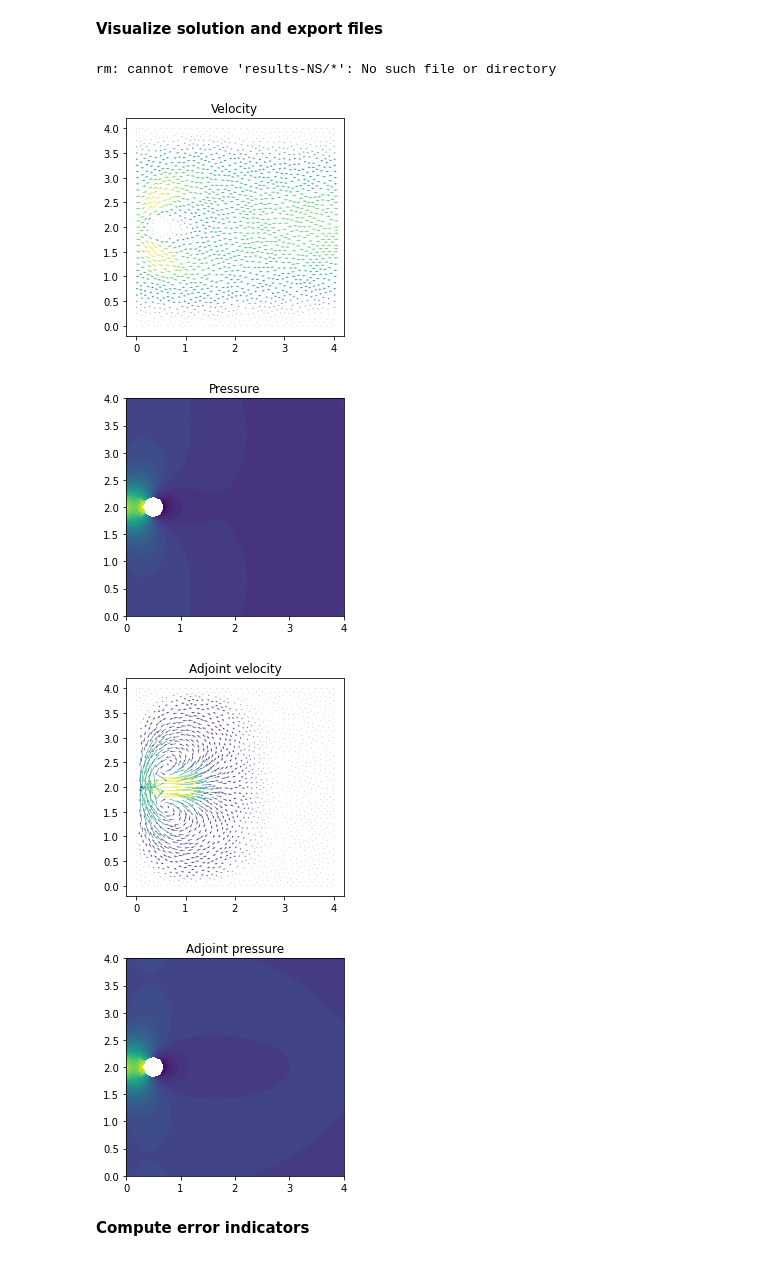
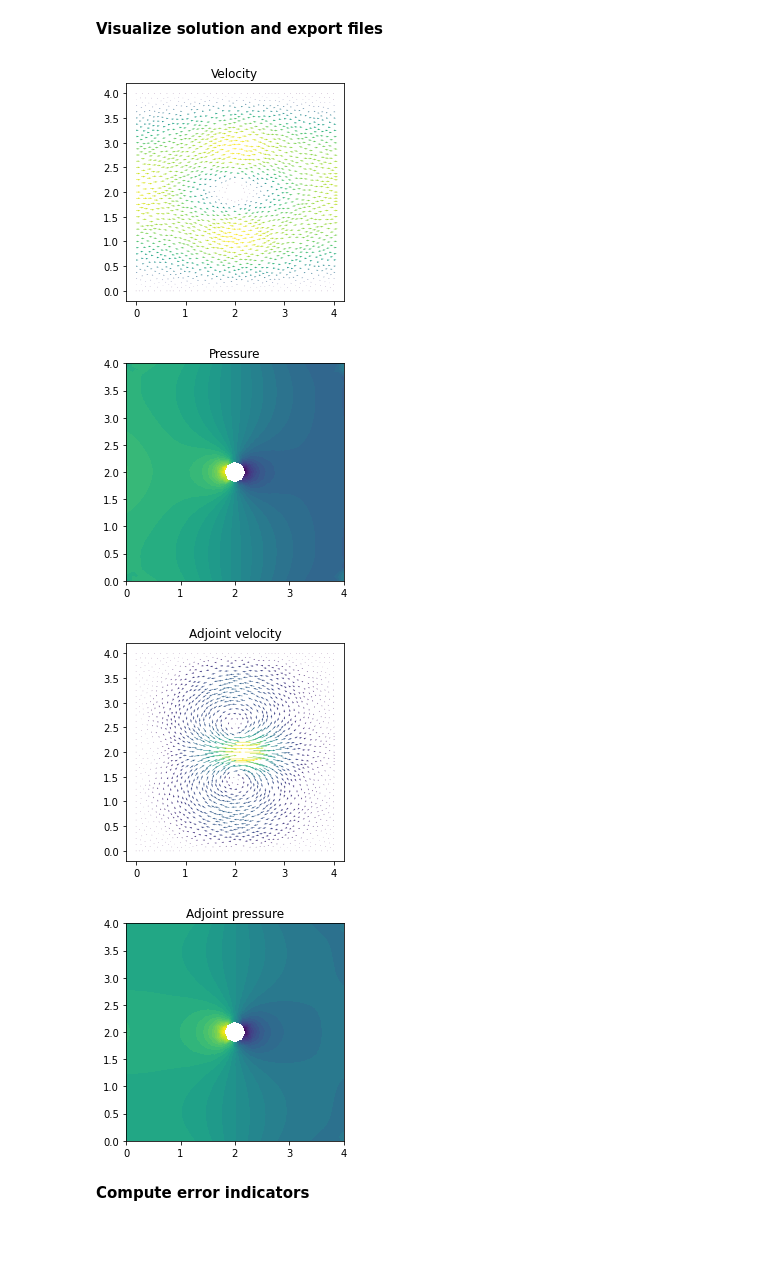
Before and after one commit to johanhoffman/DD2365-VT20, a Jupyter notebook: Lab-3/Linde-Stokes-AMR.ipynb, the cells around one changed output. Drawn from its saved outputs; the diff is of its cells as text; code cells hidden in the pictures.

```diff
--- a/Lab-3/Linde-Stokes-AMR.ipynb
+++ b/Lab-3/Linde-Stokes-AMR.ipynb
@@ -157,7 +157,7 @@ L = 4
 H = 4
 
 # Define circle
-xc = 0.5
+xc = 0.5*L
 yc = 0.5*H
 rc = 0.2
 
@@ -263,50 +263,49 @@ solve(res_a == 0, wa)
 # %% [markdown]
 **Visualize solution and export files**
 # %%
-!rm results-NS/*
+# !rm results-Stokes/*
 
 # Open files to export solution to Paraview
-file_u = File("results-Stokes/u.pvd")
-file_p = File("results-Etokes/p.pvd")
-file_phi = File("results-Stokes/phi.pvd")
-file_theta = File("results-Etokes/theta.pvd")
+file_u = File("results-Stokes/u05.pvd")
+file_p = File("results-Stokes/p05.pvd")
+file_phi = File("results-Stokes/phi05.pvd")
+file_theta = File("results-Stokes/theta05.pvd")
 
 # Initiate functions to save and visualize the solutions
 u_fcn = project(u, V)
 p_fcn = project(p, Q)
 phi_fcn = project(phi, V)
 theta_fcn = project(theta, Q)
 
 # Save solution to file
 file_u << u_fcn
 file_p << p_fcn
 file_phi << phi_fcn
 file_theta << theta_fcn
 
 # Plot solution
 plt.figure()
 plot(u_fcn, title="Velocity")
 
 plt.figure()
 plot(p_fcn, title="Pressure")
 
 plt.figure()
 plot(phi_fcn, title="Adjoint velocity")
 
 plt.figure()
 plot(theta_fcn, title="Adjoint pressure")
 
 plt.show()
 
 # Export files
-#!tar -czvf results-Stokes.tar.gz results-NS
-#files.download('results-Stokes.tar.gz')
+# !tar -czvf results-Stokes.tar.gz results-Stokes
+# files.download('results-Stokes.tar.gz')
 # %% [output]
-rm: cannot remove 'results-NS/*': No such file or directory
-[figure, old version]
+[figure, new version]
-[figure, old version]
+[figure, new version]
-[figure, old version]
+[figure, new version]
-[figure, old version]
+[figure, new version]
 # %% [markdown]
 **Compute error indicators**
 # %%
```
Also changed, not shown: parts of 3 cells of this notebook.
